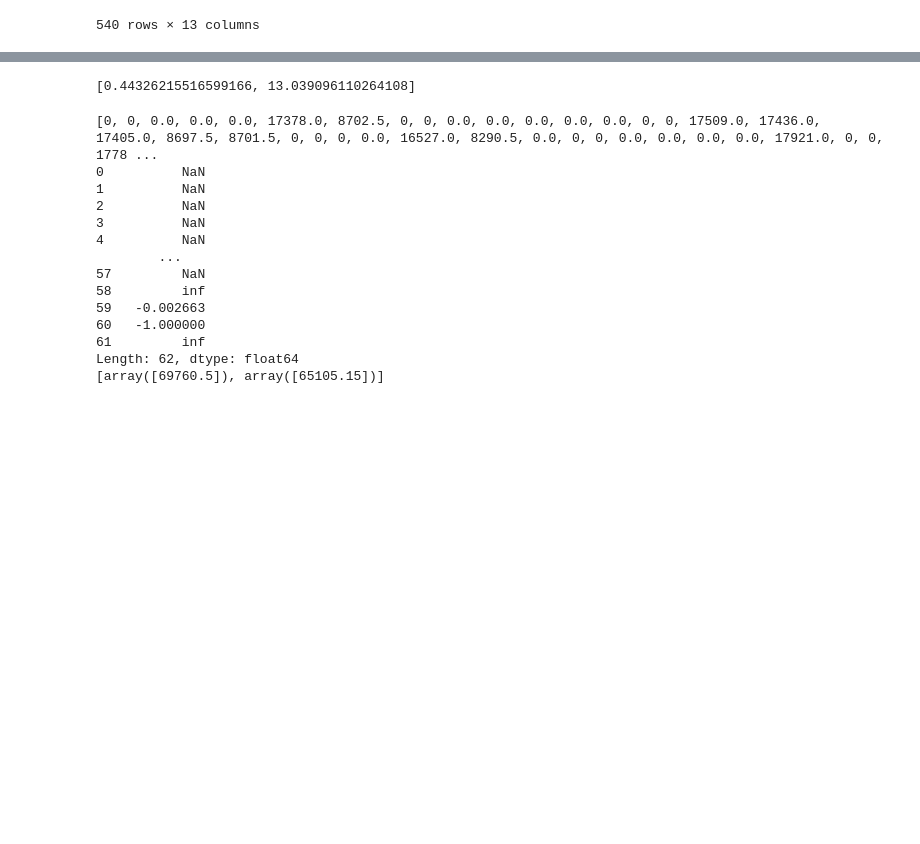
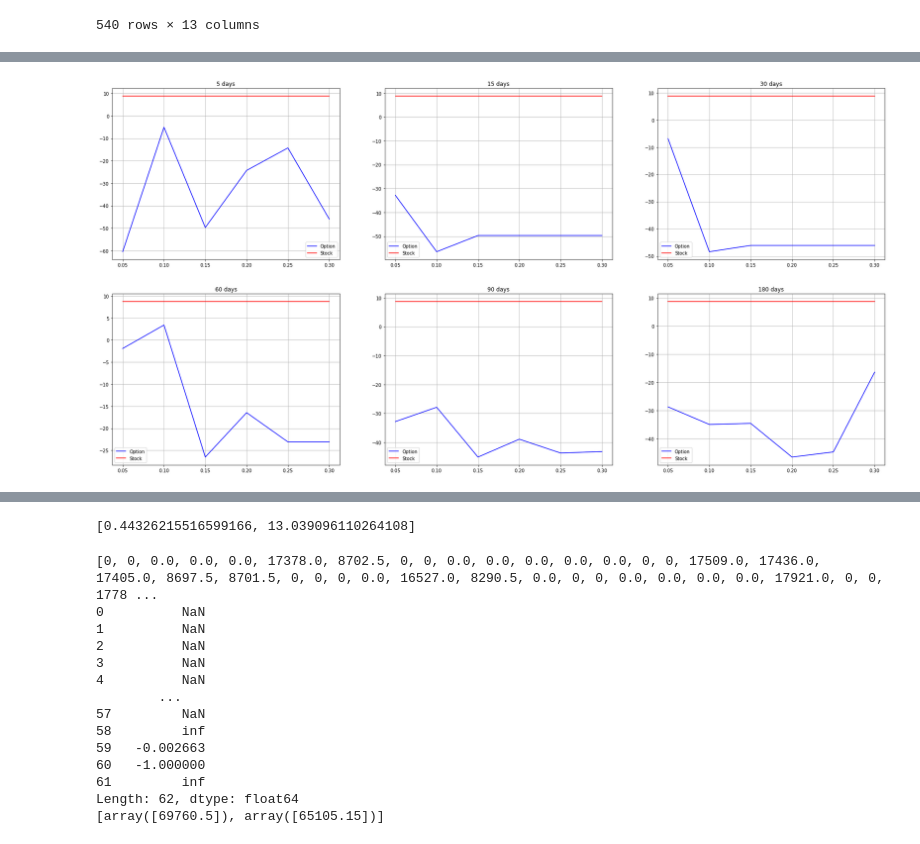
Before and after one commit to CalvinCottin/Option-Backtesting, a Jupyter notebook: Untitled-checkpoint.ipynb, the cells around one changed output, grey strips where cells are left out. Cells and saved outputs as stored; diff of their text form; code cells hidden in the pictures; blank space fills up the shorter version.

```diff
--- a/Untitled-checkpoint.ipynb
+++ b/Untitled-checkpoint.ipynb
@@ -360,0 +446,4 @@ summaryStatistics
+# %%
+plot_summaryStatistics()
+# %% [output]
+[figure, added]
```
Also changed, not shown: parts of 21 cells of this notebook.
